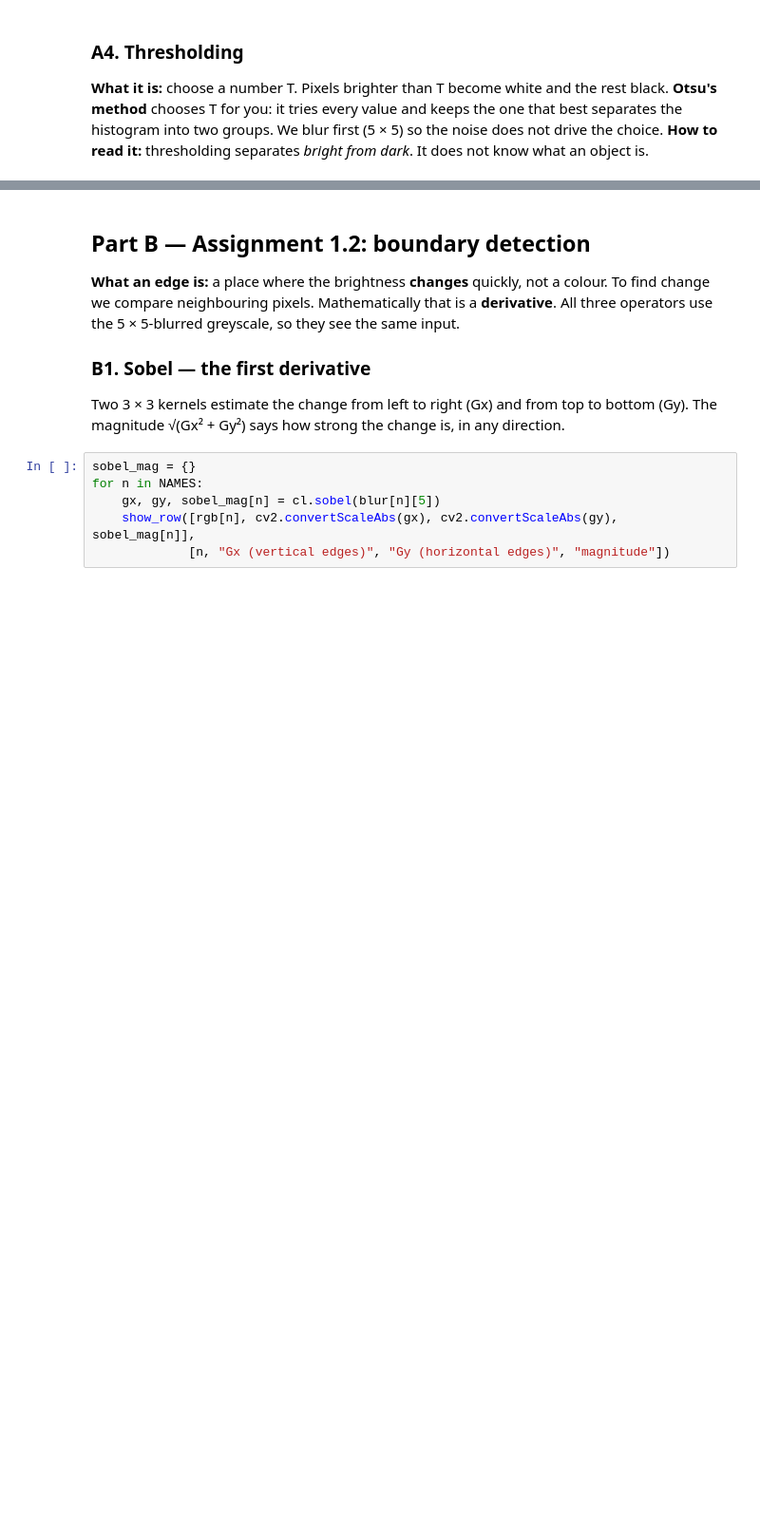
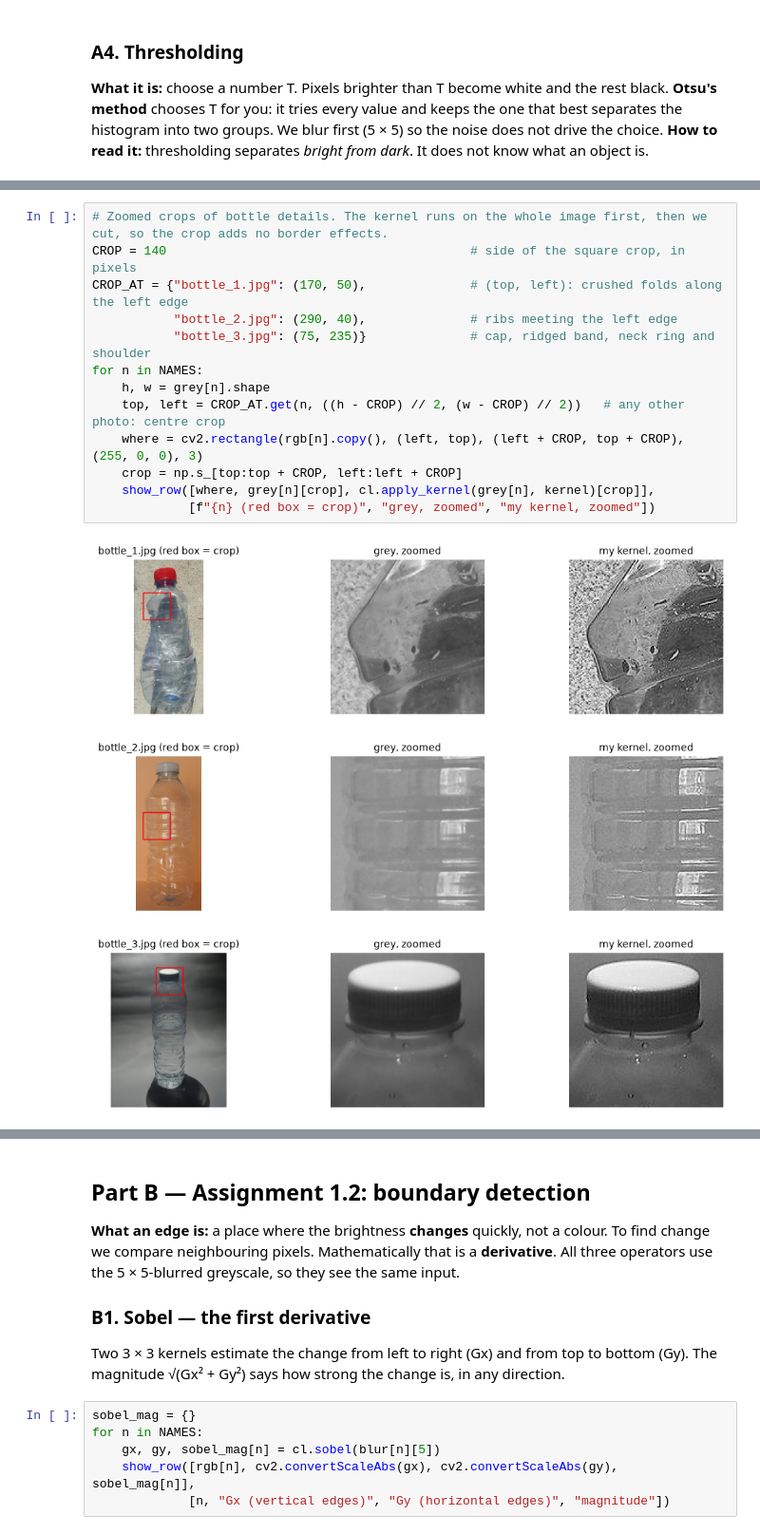
Before and after one commit to BoussaffaNourelain/my-detector, a Jupyter notebook: MAI630_Project_Starter/notebooks/01_classical_cv.ipynb, the cells around one changed output, grey strips where cells are left out. Shown at 95% size. Drawn from its saved outputs; the diff is of its cells as text; blank space fills up the shorter version.

```diff
--- a/MAI630_Project_Starter/notebooks/01_classical_cv.ipynb
+++ b/MAI630_Project_Starter/notebooks/01_classical_cv.ipynb
@@ -141 +214,18 @@ print("largest difference, by hand vs OpenCV:", float(np.abs(check - ref).max())
+# %%
+# Zoomed crops of bottle details. The kernel runs on the whole image first, then we cut, so the crop adds no border effects.
+CROP = 140                                         # side of the square crop, in pixels
+CROP_AT = {"bottle_1.jpg": (170, 50),              # (top, left): crushed folds along the left edge
+           "bottle_2.jpg": (290, 40),              # ribs meeting the left edge
+           "bottle_3.jpg": (75, 235)}              # cap, ridged band, neck ring and shoulder
+for n in NAMES:
+    h, w = grey[n].shape
+    top, left = CROP_AT.get(n, ((h - CROP) // 2, (w - CROP) // 2))   # any other photo: centre crop
+    where = cv2.rectangle(rgb[n].copy(), (left, top), (left + CROP, top + CROP), (255, 0, 0), 3)
+    crop = np.s_[top:top + CROP, left:left + CROP]
+    show_row([where, grey[n][crop], cl.apply_kernel(grey[n], kernel)[crop]],
+             [f"{n} (red box = crop)", "grey, zoomed", "my kernel, zoomed"])
+# %% [output]
+[figure, added]
+[figure, added]
+[figure, added]
 # %% [markdown]
```
Also changed, not shown: parts of 20 cells of this notebook, 7 other files.
